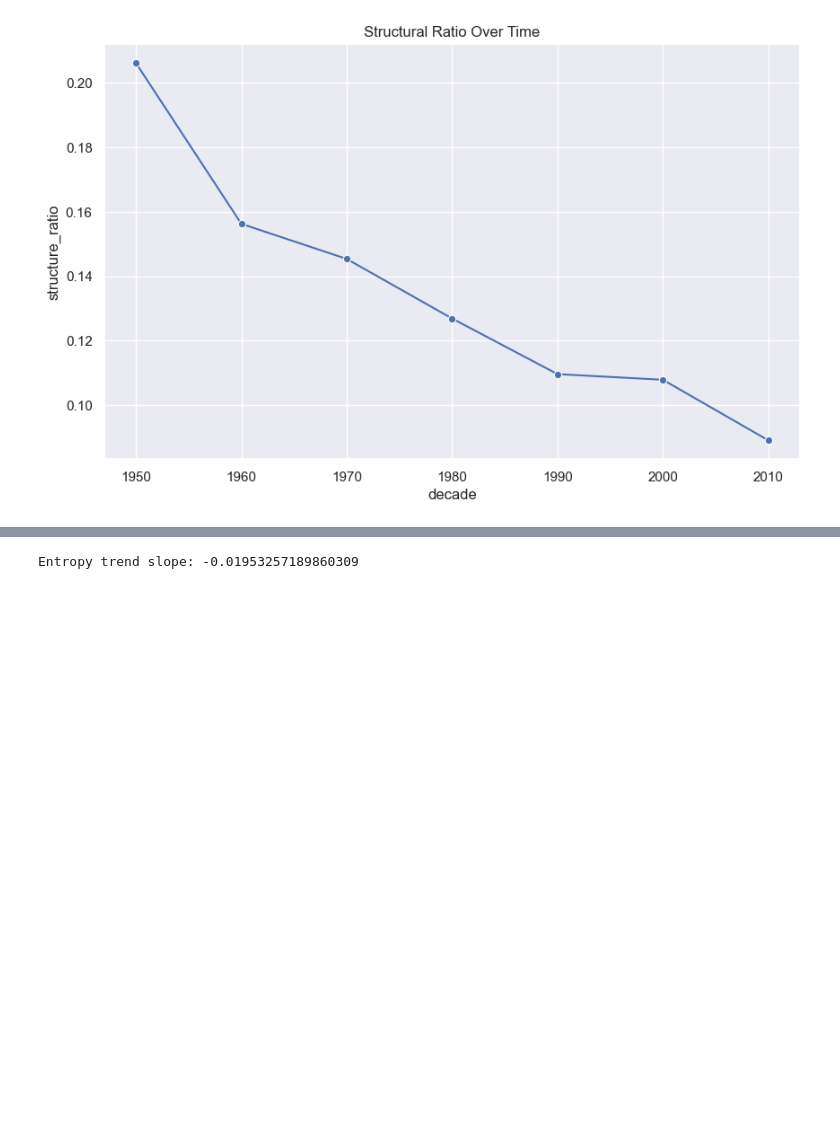
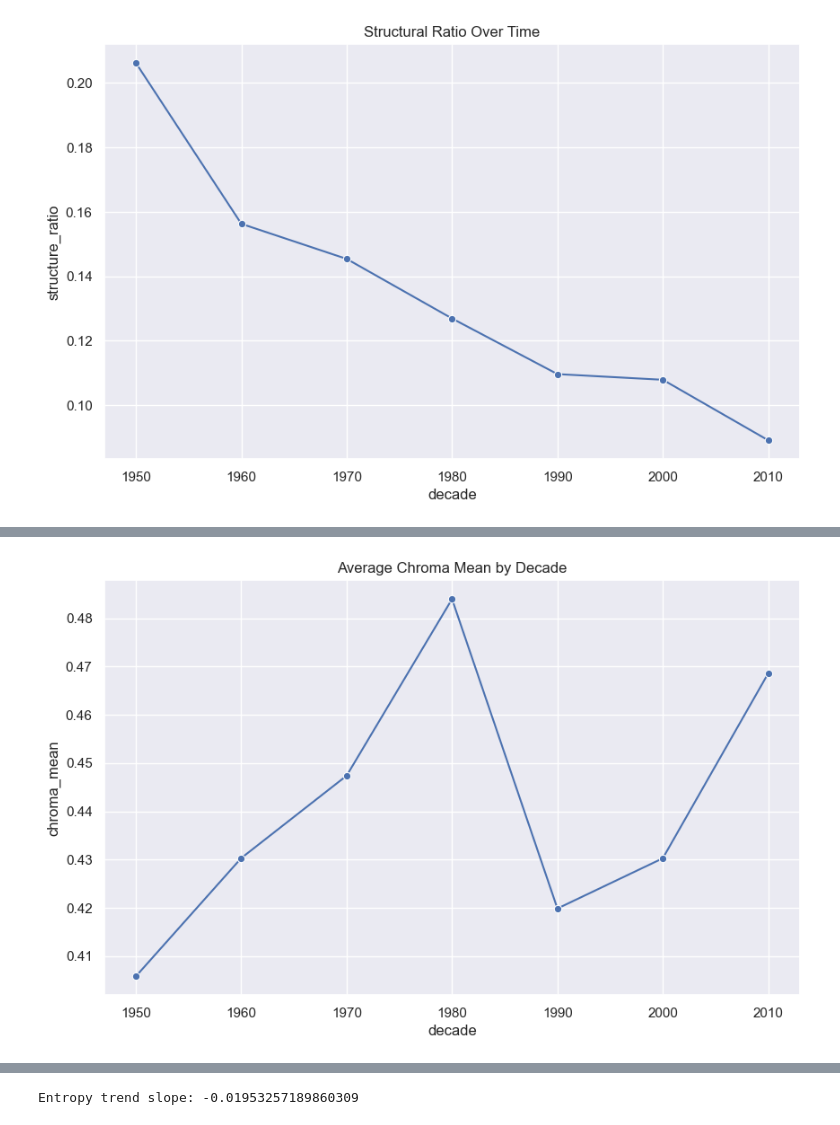
Before and after one commit to cbolson22/Top10SongSimilarity, a Jupyter notebook: decade_comparison.ipynb, the cells around one changed output, grey strips where cells are left out. Drawn from its saved outputs; the diff is of its cells as text; code cells hidden in the pictures; blank space fills up the shorter version.

```diff
--- a/decade_comparison.ipynb
+++ b/decade_comparison.ipynb
@@ -143,3 +156,11 @@ plt.show()
+# %%
+plt.figure(figsize=(10,6))
+sns.lineplot(x="decade", y="chroma_mean", data=df_decade, marker="o")
+plt.title("Average Chroma Mean by Decade")
+plt.savefig("docs/plots/chroma_mean_trend.png", dpi=300, bbox_inches="tight")
+plt.show()
+# %% [output]
+[figure, added]
 # %%
 from sklearn.preprocessing import StandardScaler
 from sklearn.decomposition import PCA
```
Also changed, not shown: parts of 8 cells of this notebook, 8 other files.
